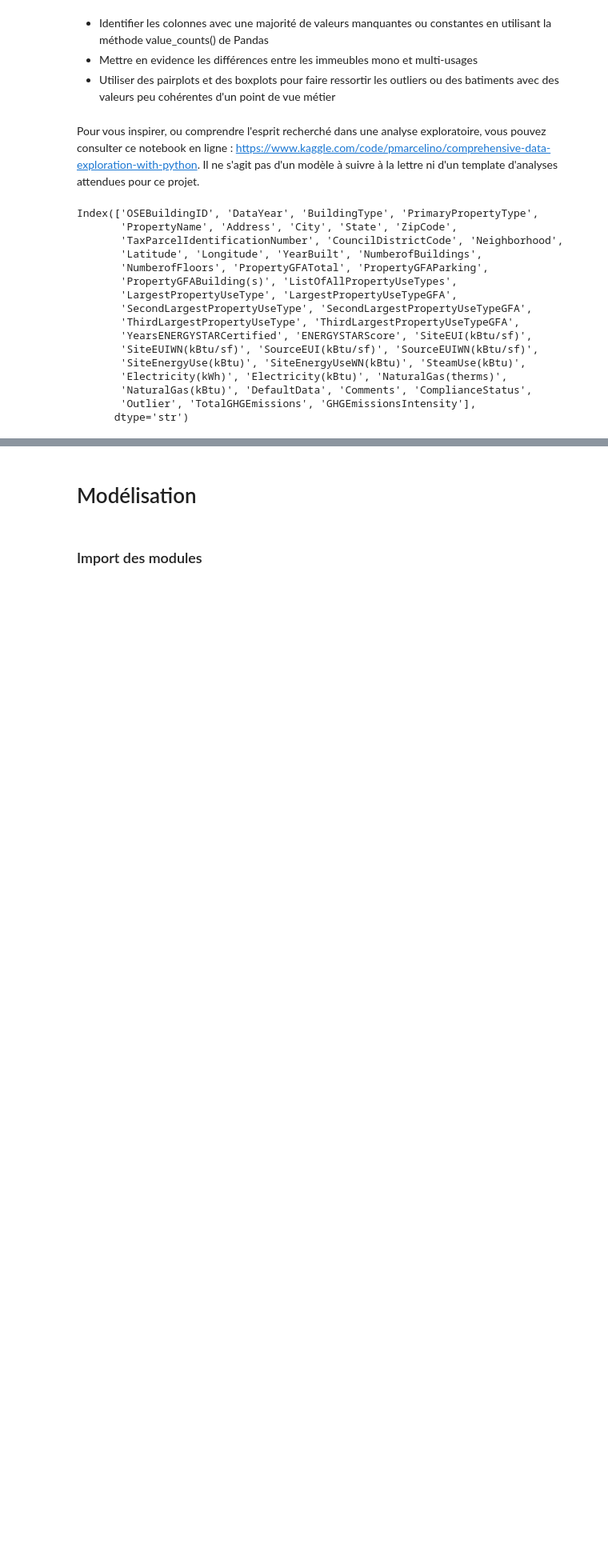
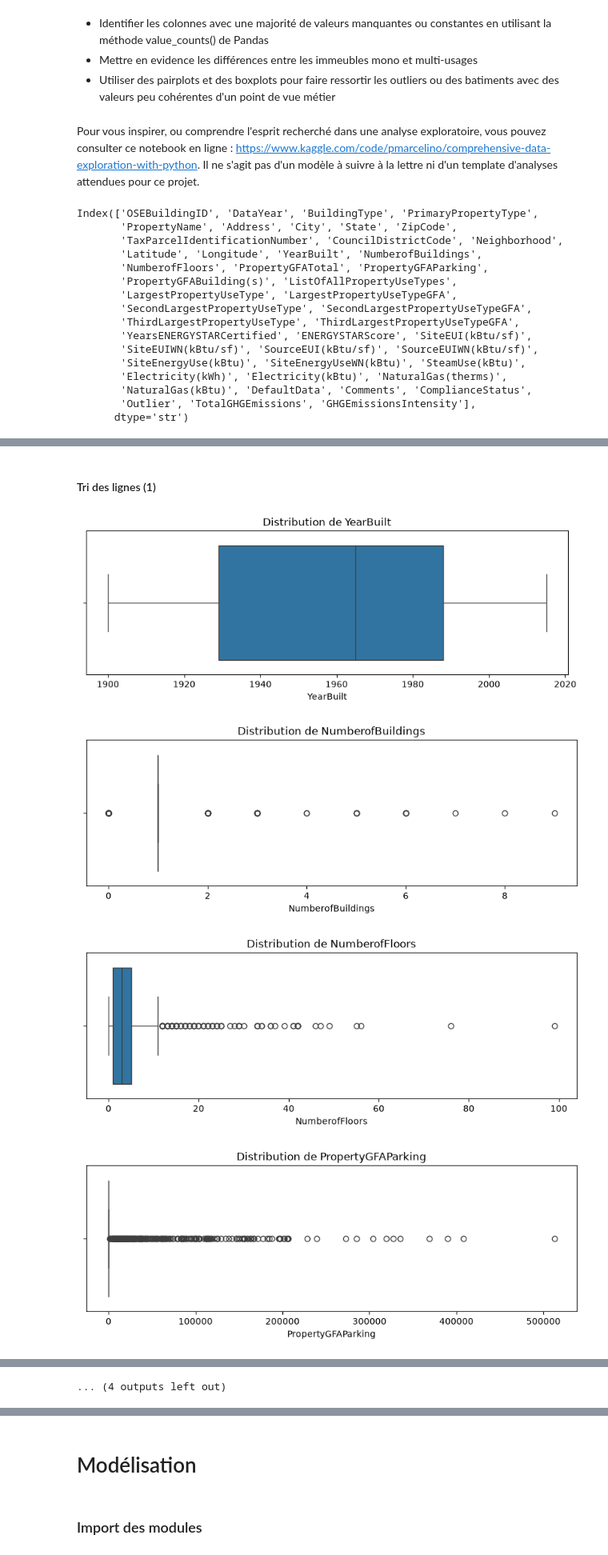
Before and after one commit to FabianDepagne/P3, a Jupyter notebook: P3_template_modelistation_supervisee_data_scientist.ipynb, the cells around one changed output, grey strips where cells are left out. Shown at 80% size. Cells and saved outputs as stored; diff of their text form; code cells hidden in the pictures; blank space fills up the shorter version.

```diff
--- a/P3_template_modelistation_supervisee_data_scientist.ipynb
+++ b/P3_template_modelistation_supervisee_data_scientist.ipynb
@@ -105,0 +181,31 @@ Name: count, Length: 511, dtype: int64
+# %% [markdown]
+#### Tri des lignes (1)
+# %%
+# Conformément à l'énoncé, on ne gardera que les lignes concernant les bâtiments non destinés à l’habitation
+df = df[df['BuildingType'] == 'NonResidential'].copy()
+
+# Visualisons de nouveau
+for col in colonnes_numeriques:
+
+    plt.figure(figsize=(10, 3))
+
+    sns.boxplot(x=df[col])
+
+    plt.title(f'Distribution de {col}')
+    plt.xlabel(col)
+
+    plt.show()
+
+# Après avoir visualisé de nouveau les boxplots, je m'intéresse désormais à la nature réelle derrière les valeurs aberrantes.
+# Je considère qu'aucune valeur n'est aberrante finalement pour :
+#   - le nombre de bâtiments
+#   - le nombre d'étages
+# Je considère également que les données énergétiques nécessitent un croisement de données (nuage de points)
+# donc je ne les supprime pas.
+# Enfin, concernant les données de surface, je pense qu'il faudrait refaire un boxplot après avoir supprimé les zéros, car cela fausse la distribution.
+# Et fausse par conséquent l'identification des outliers.
+# %% [output]
+[figure, added]
+[figure, added]
+[figure, added]
+[figure, added]
@@ -105,0 +220 @@ Name: count, Length: 511, dtype: int64
+... (4 outputs left out)
```
Also changed, not shown: parts of 17 cells of this notebook.
